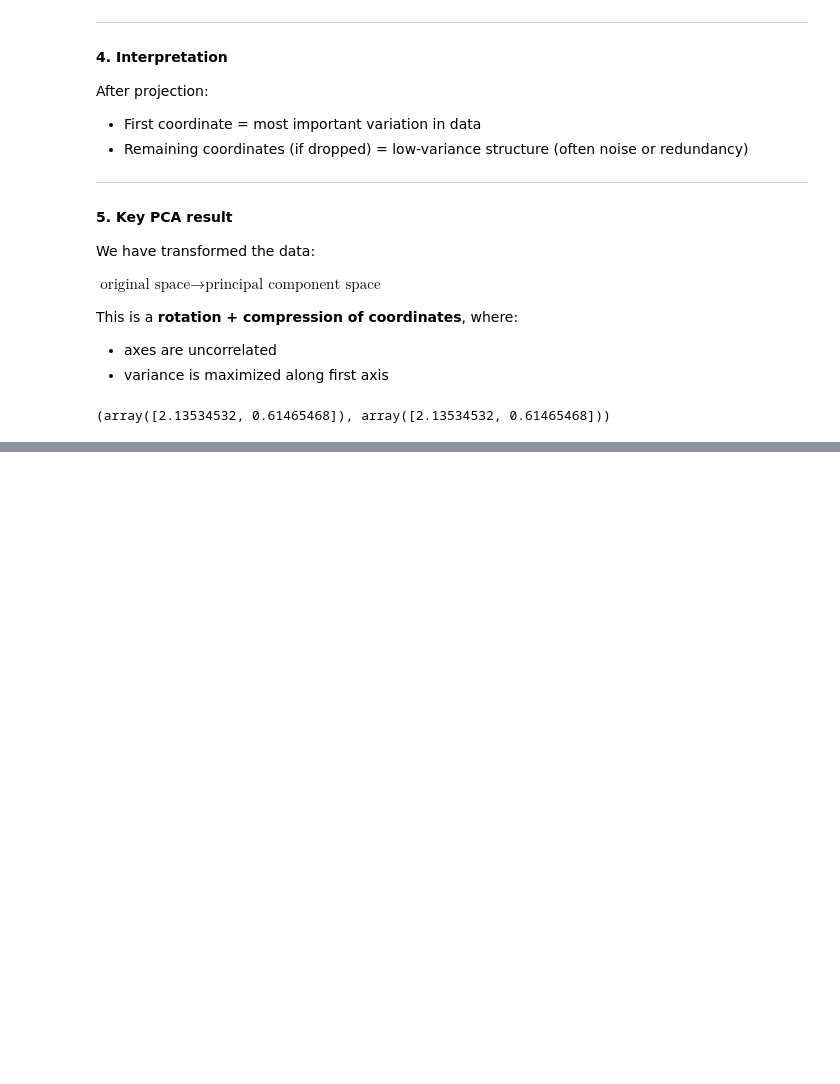
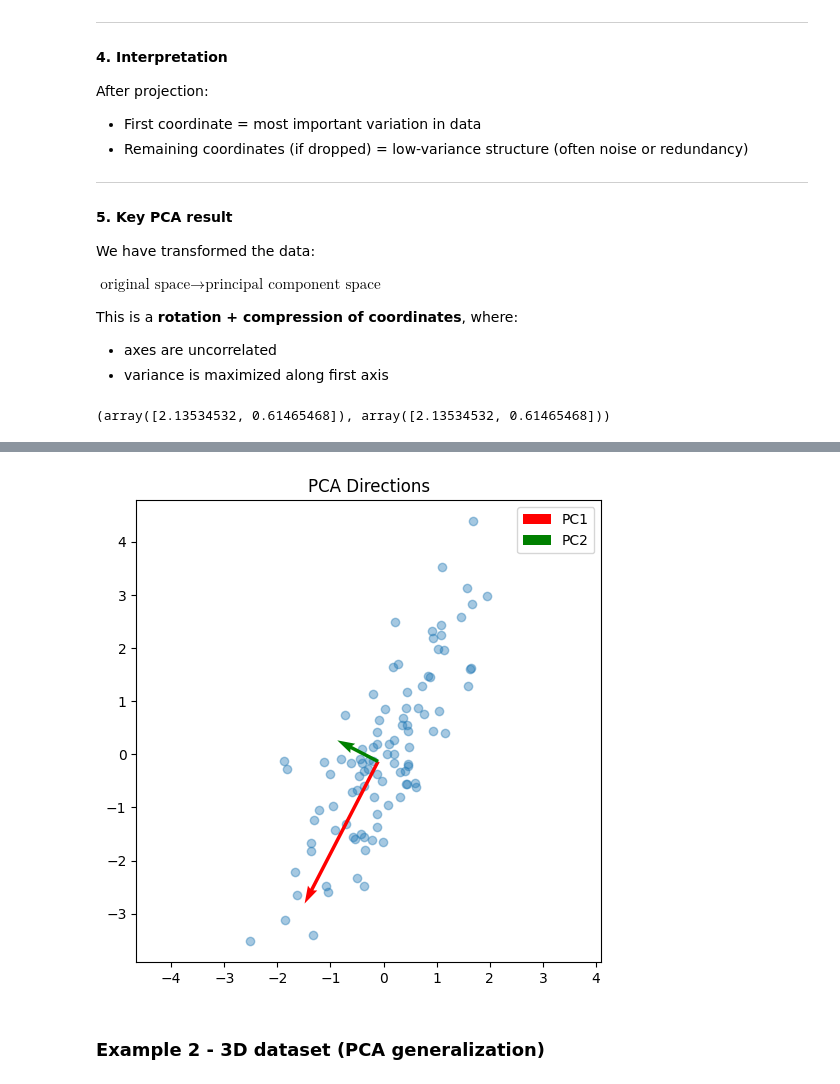
Before and after one commit to Maxstef/data-loves-ml-for-people-course, a Jupyter notebook: notebooks/3_2_dimensionality_reduction/math/0_1_PCA.ipynb, the cells around one changed output, grey strips where cells are left out. Drawn from its saved outputs; the diff is of its cells as text; code cells hidden in the pictures; blank space fills up the shorter version.

```diff
--- a/notebooks/3_2_dimensionality_reduction/math/0_1_PCA.ipynb
+++ b/notebooks/3_2_dimensionality_reduction/math/0_1_PCA.ipynb
@@ -491,0 +607,47 @@ np.var(Z, axis=0), eigvals
+# %%
+# Apply PCA
+
+# 1. center
+Xc = X - X.mean(axis=0)
+
+# 2. covariance
+C = (Xc.T @ Xc) / len(Xc)
+
+# 3. eigen decomposition
+eigvals, eigvecs = np.linalg.eig(C)
+
+# sort
+idx = np.argsort(eigvals)[::-1]
+eigvals = eigvals[idx]
+eigvecs = eigvecs[:, idx]
+# %%
+# Plot principal components
+plt.figure(figsize=(6, 6))
+
+plt.scatter(Xc[:, 0], Xc[:, 1], alpha=0.4)
+
+origin = X.mean(axis=0)
+
+colors = ['r', 'g']
+
+for i in range(2):
+    vec = eigvecs[:, i] * np.sqrt(eigvals[i])
+
+    plt.quiver(
+        *origin,
+        *vec,
+        color=colors[i],
+        # angles='xy',
+        # scale_units='xy',
+        scale=5,
+        label=f"PC{i+1}"
+    )
+
+plt.title("PCA Directions")
+plt.axis("equal")
+plt.legend()
+plt.show()
+# %% [output]
+[figure, added]
+# %% [markdown]
+### Example 2 - 3D dataset (PCA generalization)
```
Also changed, not shown: parts of 15 cells of this notebook.
